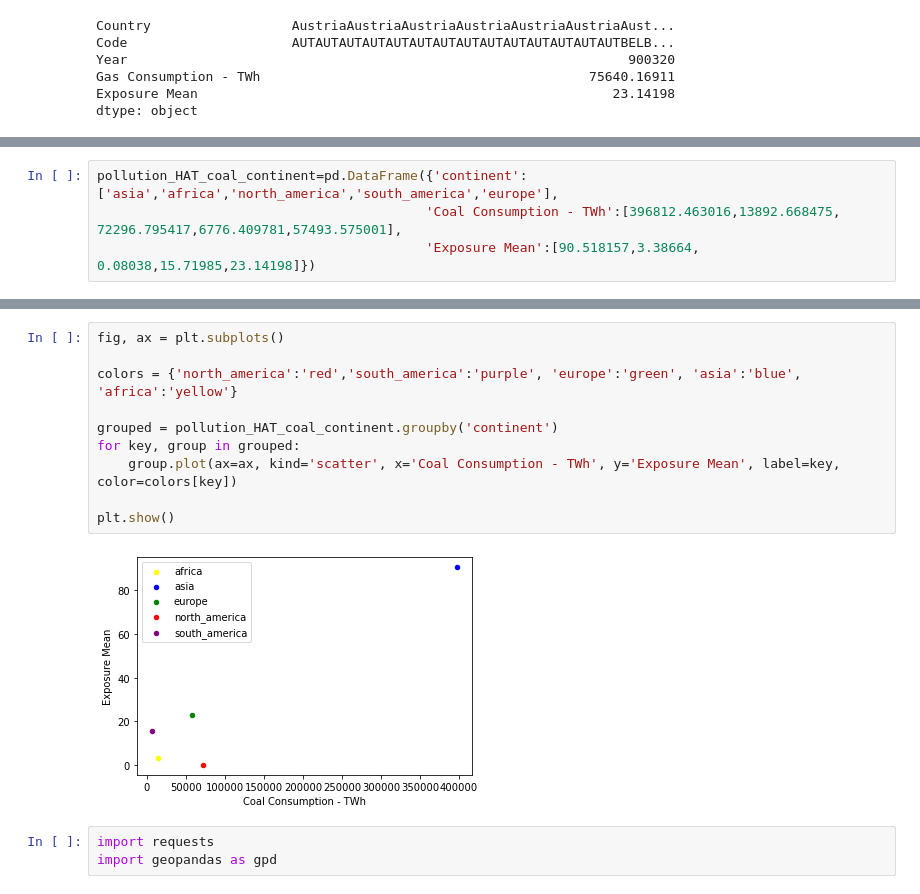
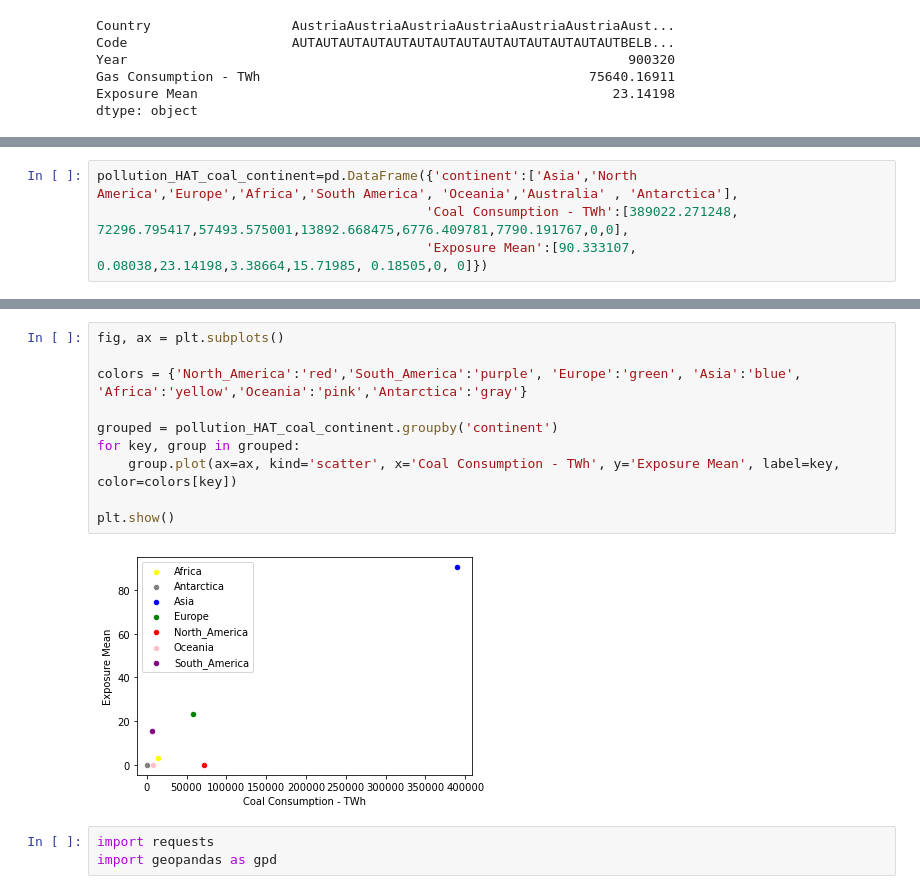
Before and after one commit to 1-1is0/air_pollution_effect, a Jupyter notebook: continent_fossil_fuel.ipynb, the cells around one changed output, grey strips where cells are left out. Saved outputs shown, nothing was run; the diff lists cells and outputs as text.

```diff
--- a/continent_fossil_fuel.ipynb
+++ b/continent_fossil_fuel.ipynb
@@ -443,7 +474,7 @@ dtype: object
 # %%
-pollution_HAT_coal_continent=pd.DataFrame({'continent':['asia','africa','north_america','south_america','europe'],
-                                          'Coal Consumption - TWh':[396812.463016,13892.668475, 72296.795417,6776.409781,57493.575001],
-                                          'Exposure Mean':[90.518157,3.38664, 0.08038,15.71985,23.14198]})
+pollution_HAT_coal_continent=pd.DataFrame({'continent':['Asia','North America','Europe','Africa','South America', 'Oceania','Australia' , 'Antarctica'],
+                                          'Coal Consumption - TWh':[389022.271248, 72296.795417,57493.575001,13892.668475,6776.409781,7790.191767,0,0],
+                                          'Exposure Mean':[90.333107, 0.08038,23.14198,3.38664,15.71985, 0.18505,0, 0]})
 # %%
 pollution_HAT_coal_continent
 # %% [output]
@@ -504,15 +520,15 @@ axs[2].plot(pollution_HAT_gas_continent["Exposure Mean"], pollution_HAT_gas_cont
 # %%
 fig, ax = plt.subplots()
 
-colors = {'north_america':'red','south_america':'purple', 'europe':'green', 'asia':'blue', 'africa':'yellow'}
+colors = {'North_America':'red','South_America':'purple', 'Europe':'green', 'Asia':'blue', 'Africa':'yellow','Oceania':'pink','Antarctica':'gray'}
 
 grouped = pollution_HAT_coal_continent.groupby('continent')
 for key, group in grouped:
     group.plot(ax=ax, kind='scatter', x='Coal Consumption - TWh', y='Exposure Mean', label=key, color=colors[key])
 
 plt.show()
 # %% [output]
-[figure, old version]
+[figure, new version]
 # %%
 import requests
 import geopandas as gpd
```
Also changed, not shown: parts of 16 cells of this notebook.
